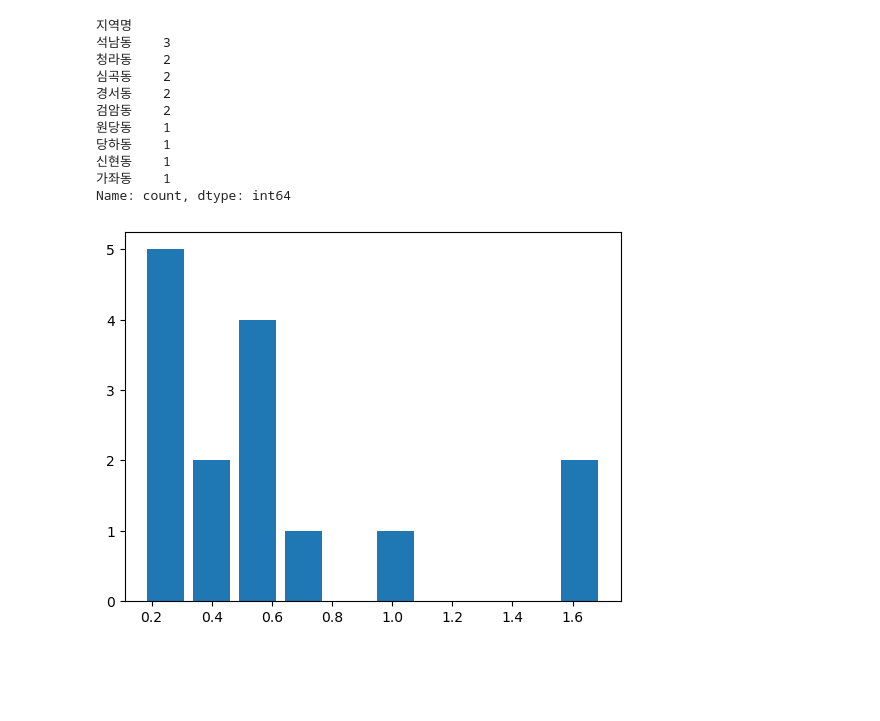
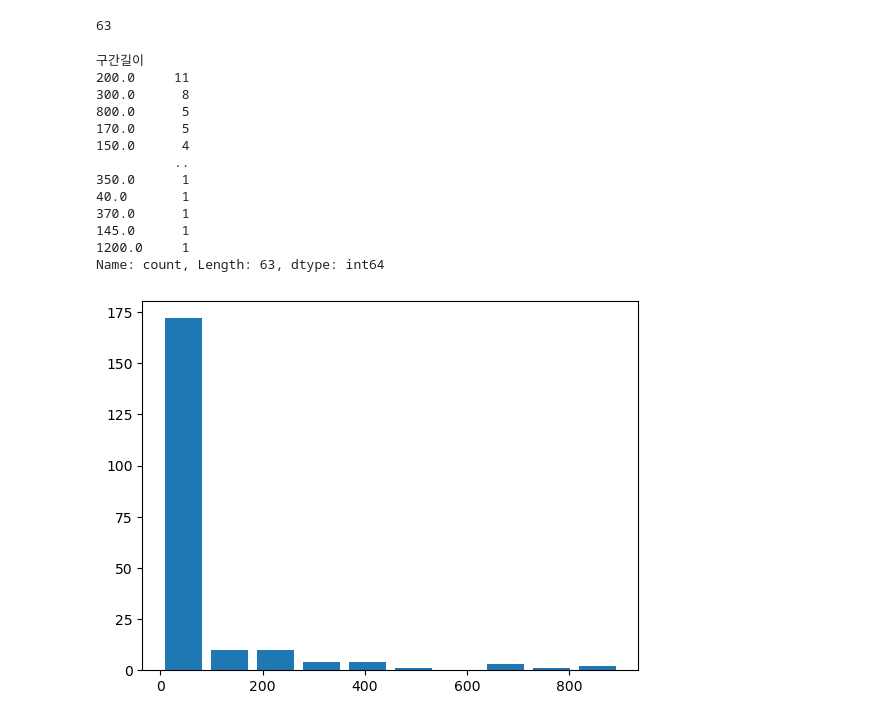
Before and after one commit to jeon1700/incheon-parking-zone, a Jupyter notebook: Untitled.ipynb, the cells around one changed output. Cells and saved outputs as stored; diff of their text form; code cells hidden in the pictures; blank space fills up the shorter version.

```diff
--- a/Untitled.ipynb
+++ b/Untitled.ipynb
@@ -8,0 +6,6 @@ df =pd.read_csv(file_path, encoding='cp949')
+# %%
+import platform
+from matplotlib import font_manager, rc
+plt.rcParams['axes.unicode_minus'] = False
+if platform.system() == 'Linux':
+    rc('font', family='NanumGothic')
@@ -40,19 +99,25 @@ df.describe()
+# %%
+df['구간길이'].nunique()
+# %% [output]
+63
 # %%
-df['지역명'].value_counts()
+df['구간길이'].value_counts()
 # %% [output]
-지역명
-석남동    3
-청라동    2
-심곡동    2
-경서동    2
-검암동    2
-원당동    1
-당하동    1
-신현동    1
-가좌동    1
-Name: count, dtype: int64
+구간길이
+200.0     11
+300.0      8
+800.0      5
+170.0      5
+150.0      4
+          ..
+350.0      1
+40.0       1
+370.0      1
+145.0      1
+1200.0     1
+Name: count, Length: 63, dtype: int64
 # %%
-plt.hist(data= df, x='구간길이',rwidth=0.8)
+plt.hist(data= df_sv1, x='구간길이',rwidth=0.8)
 plt.show()
 # %% [output]
-[figure, old version]
+[figure, new version]
```
Also changed, not shown: parts of 26 cells of this notebook, 3 other files.
